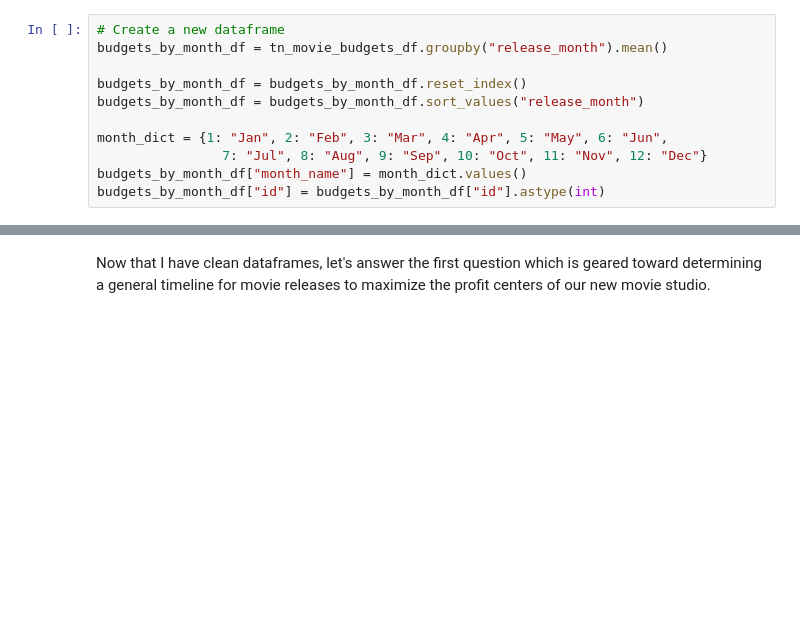
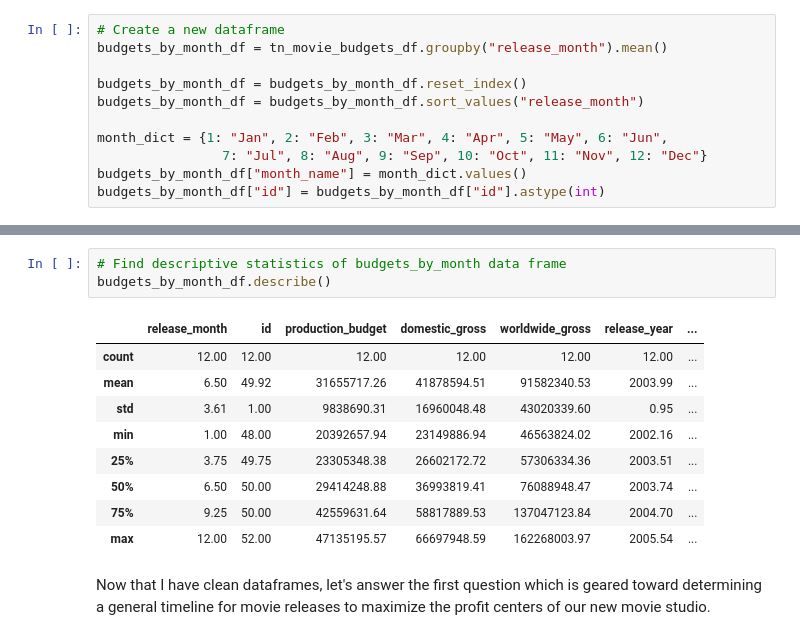
Before and after one commit to dataeducator/dsc-phase-1-project-v2-4, a Jupyter notebook: microsoft_movie_studios_viability_analysis.ipynb, the cells around one changed output, grey strips where cells are left out. Drawn from its saved outputs; the diff is of its cells as text; blank space fills up the shorter version.

```diff
--- a/microsoft_movie_studios_viability_analysis.ipynb
+++ b/microsoft_movie_studios_viability_analysis.ipynb
@@ -742,3 +757,16 @@ budgets_by_month_df.shape
+# %%
+# Find descriptive statistics of budgets_by_month data frame
+budgets_by_month_df.describe()
+# %% [output]
+|  | release_month | id | production_budget | domestic_gross | worldwide_gross | release_year | ... |
+| count | 12.00 | 12.00 | 12.00 | 12.00 | 12.00 | 12.00 | ... |
+| mean | 6.50 | 49.92 | 31655717.26 | 41878594.51 | 91582340.53 | 2003.99 | ... |
+| std | 3.61 | 1.00 | 9838690.31 | 16960048.48 | 43020339.60 | 0.95 | ... |
+| min | 1.00 | 48.00 | 20392657.94 | 23149886.94 | 46563824.02 | 2002.16 | ... |
+| 25% | 3.75 | 49.75 | 23305348.38 | 26602172.72 | 57306334.36 | 2003.51 | ... |
+| 50% | 6.50 | 50.00 | 29414248.88 | 36993819.41 | 76088948.47 | 2003.74 | ... |
+| 75% | 9.25 | 50.00 | 42559631.64 | 58817889.53 | 137047123.84 | 2004.70 | ... |
+| max | 12.00 | 52.00 | 47135195.57 | 66697948.59 | 162268003.97 | 2005.54 | ... |
 # %% [markdown]
 Now that I have clean dataframes, let's answer the first question which is geared toward determining a general timeline for movie releases to maximize the profit centers of our new movie studio.
 # %% [markdown]
```
Also changed, not shown: parts of 3 cells of this notebook, 1 other file.
